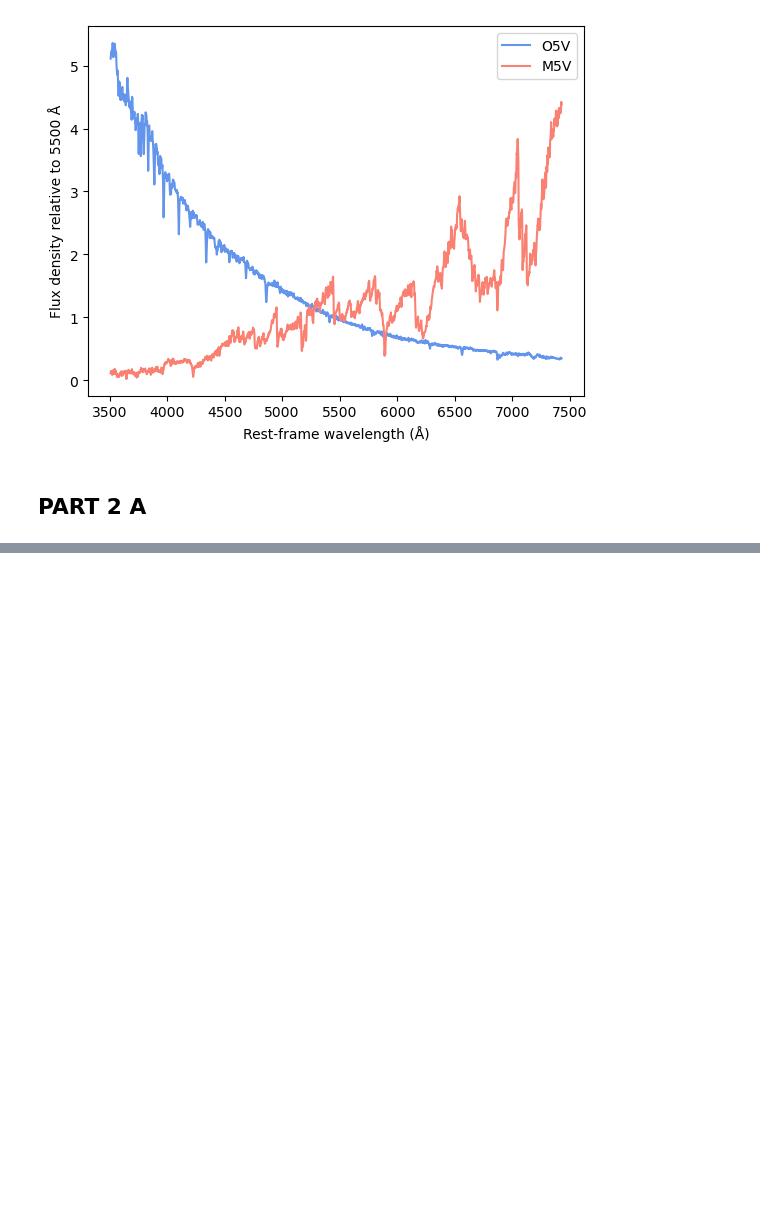
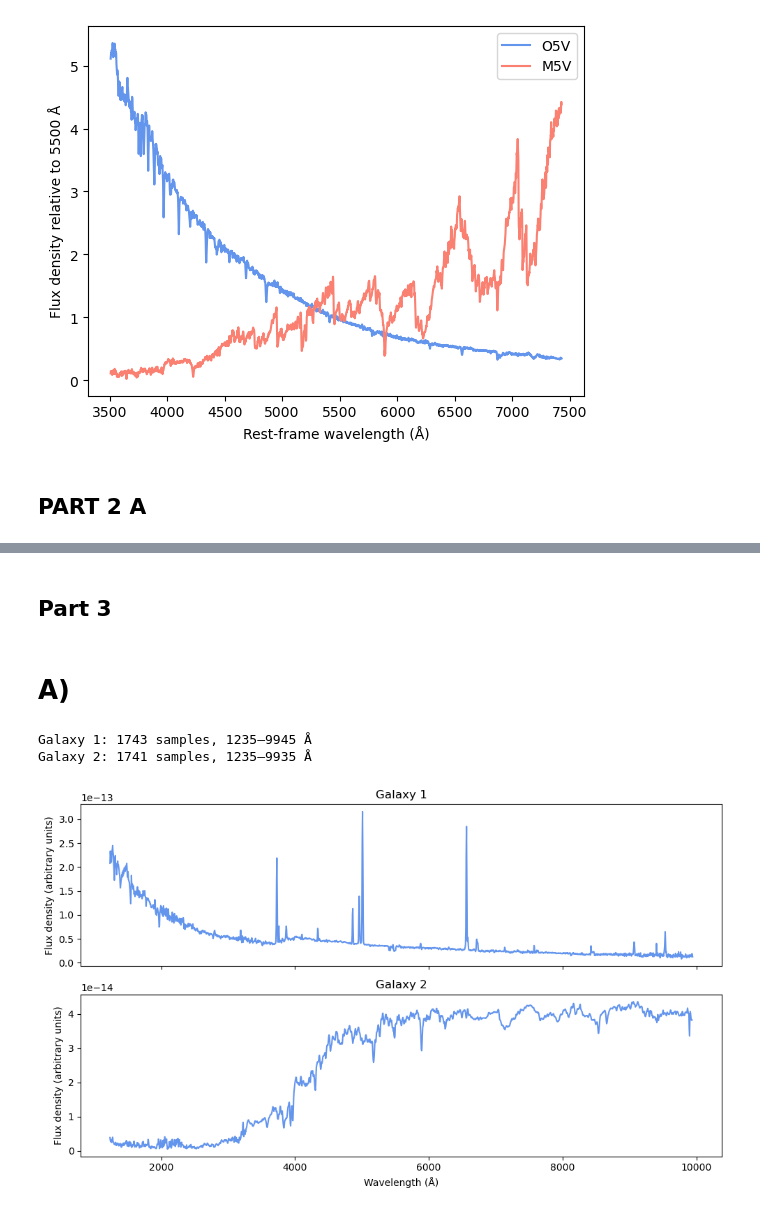
Before and after one commit to StineKofoedSkov/Computer_project_2-Extragalactic_Astrophysics, a Jupyter notebook: Stine.ipynb, the cells around one changed output, grey strips where cells are left out. Drawn from its saved outputs; the diff is of its cells as text; code cells hidden in the pictures; blank space fills up the shorter version.

Commit message:
Galaxy 2 FITS og opdatering til notebook

```diff
--- a/Stine.ipynb
+++ b/Stine.ipynb
@@ -120,0 +172,30 @@ ax.legend()
+# %% [markdown]
+## Part 3
+# %% [markdown]
+# A)
+# %%
+def read_galaxy(filename):
+    flux, header = fits.getdata(filename, header=True)
+
+    pixels = np.arange(1, flux.size + 1)
+    wavelength = header["CRVAL1"] + (pixels - header["CRPIX1"]) * header["CDELT1"]
+    return wavelength, flux
+
+wave1, flux1 = read_galaxy("gal1.fits")
+wave2, flux2 = read_galaxy("gal2.fits")
+
+fig, axes = plt.subplots(2, 1, figsize=(10, 6), sharex=True)
+
+for ax, name, wavelength, flux in [
+    (axes[0], "Galaxy 1", wave1, flux1),(axes[1], "Galaxy 2", wave2, flux2)]:
+    ax.plot(wavelength, flux, color = "cornflowerblue")
+    ax.set_title(name)
+    ax.set_ylabel("Flux density (arbitrary units)")
+    print(f"{name}: {len(wavelength)} samples, {wavelength[0]:g}–{wavelength[-1]:g} Å")
+
+axes[-1].set_xlabel("Wavelength (Å)")
+fig.tight_layout()
+# %% [output]
+Galaxy 1: 1743 samples, 1235–9945 Å
+Galaxy 2: 1741 samples, 1235–9935 Å
+[figure, added]
```
Also changed, not shown: parts of 13 cells of this notebook, 1 other file.
